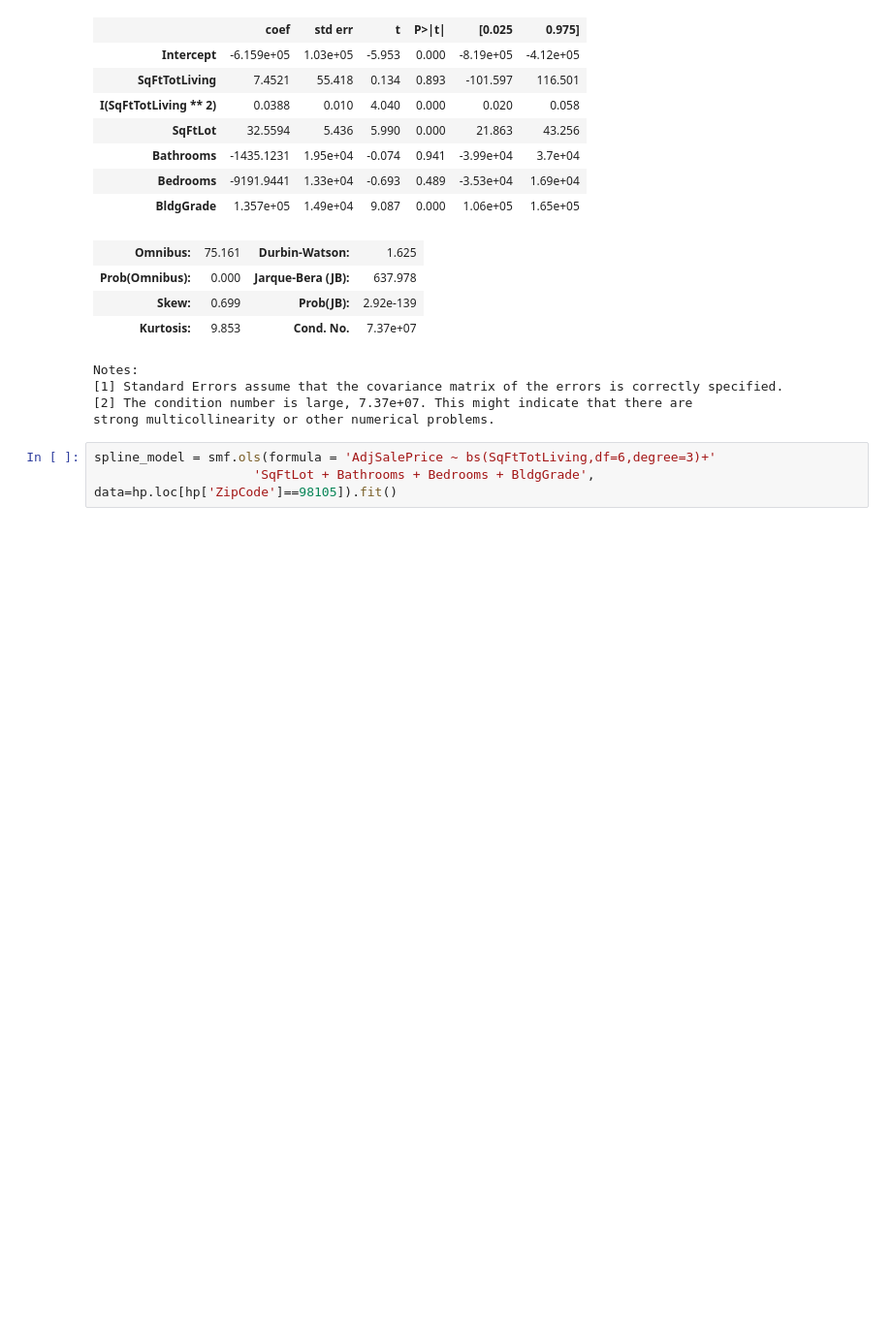
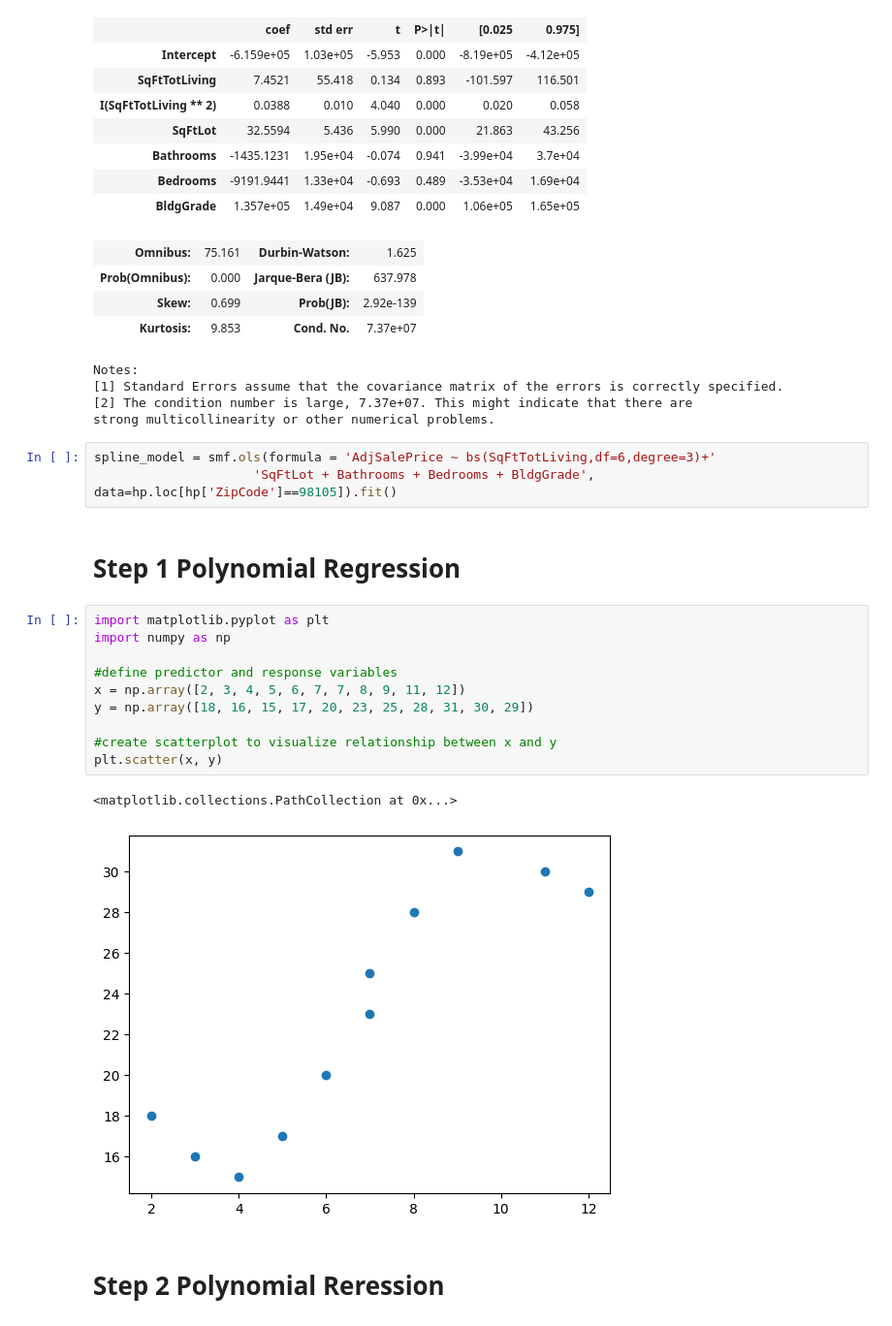
Before and after one commit to ChiragBangera/Practical-Stats, a Jupyter notebook: chapter_4.ipynb, the cells around one changed output. Shown at 97% size. Drawn from its saved outputs; the diff is of its cells as text; blank space fills up the shorter version.

```diff
--- a/chapter_4.ipynb
+++ b/chapter_4.ipynb
@@ -355,3 +355,20 @@ strong multicollinearity or other numerical problems.
 # %%
 spline_model = smf.ols(formula = 'AdjSalePrice ~ bs(SqFtTotLiving,df=6,degree=3)+'
                      'SqFtLot + Bathrooms + Bedrooms + BldgGrade', data=hp.loc[hp['ZipCode']==98105]).fit()
+# %% [markdown]
+# Step 1 Polynomial Regression
+# %%
+import matplotlib.pyplot as plt
+import numpy as np
+
+#define predictor and response variables
+x = np.array([2, 3, 4, 5, 6, 7, 7, 8, 9, 11, 12])
+y = np.array([18, 16, 15, 17, 20, 23, 25, 28, 31, 30, 29])
+
+#create scatterplot to visualize relationship between x and y
+plt.scatter(x, y)
+# %% [output]
+<matplotlib.collections.PathCollection at 0x...>
+[figure, added]
+# %% [markdown]
+# Step 2 Polynomial Reression
```
Also changed, not shown: parts of 3 cells of this notebook, 1 other file.
